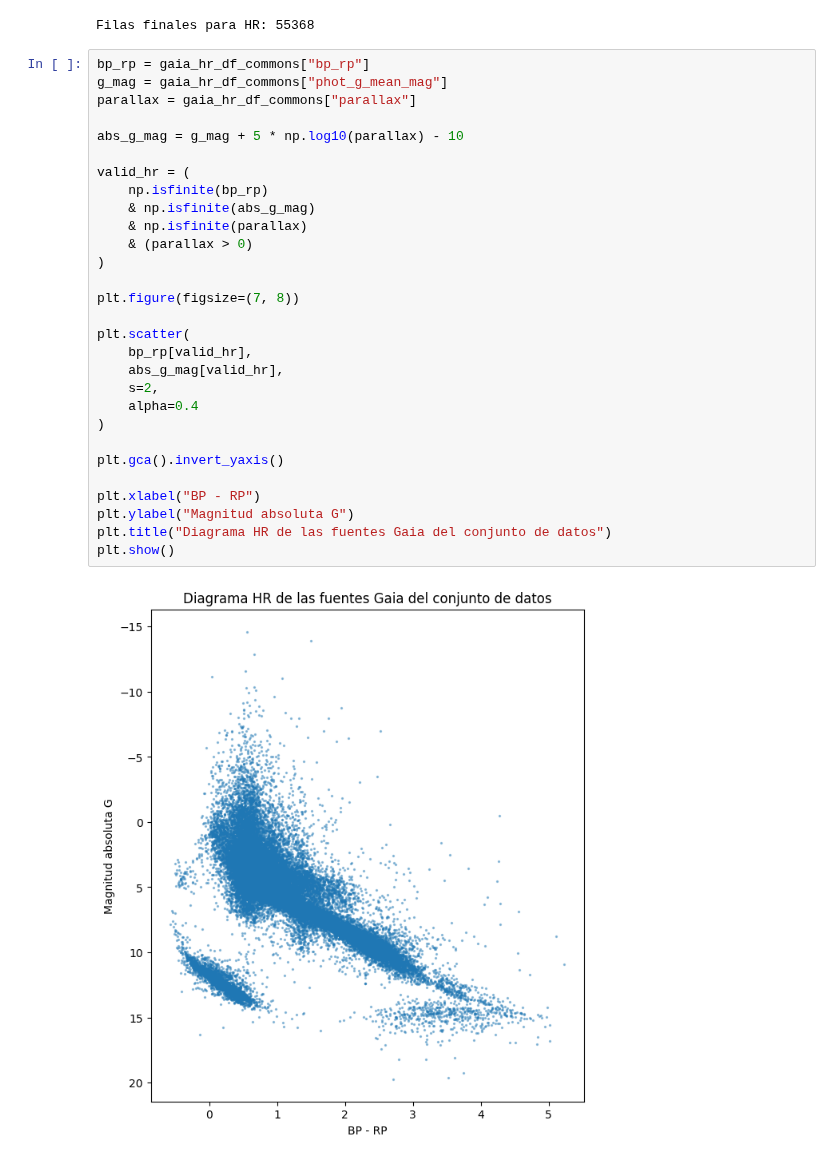
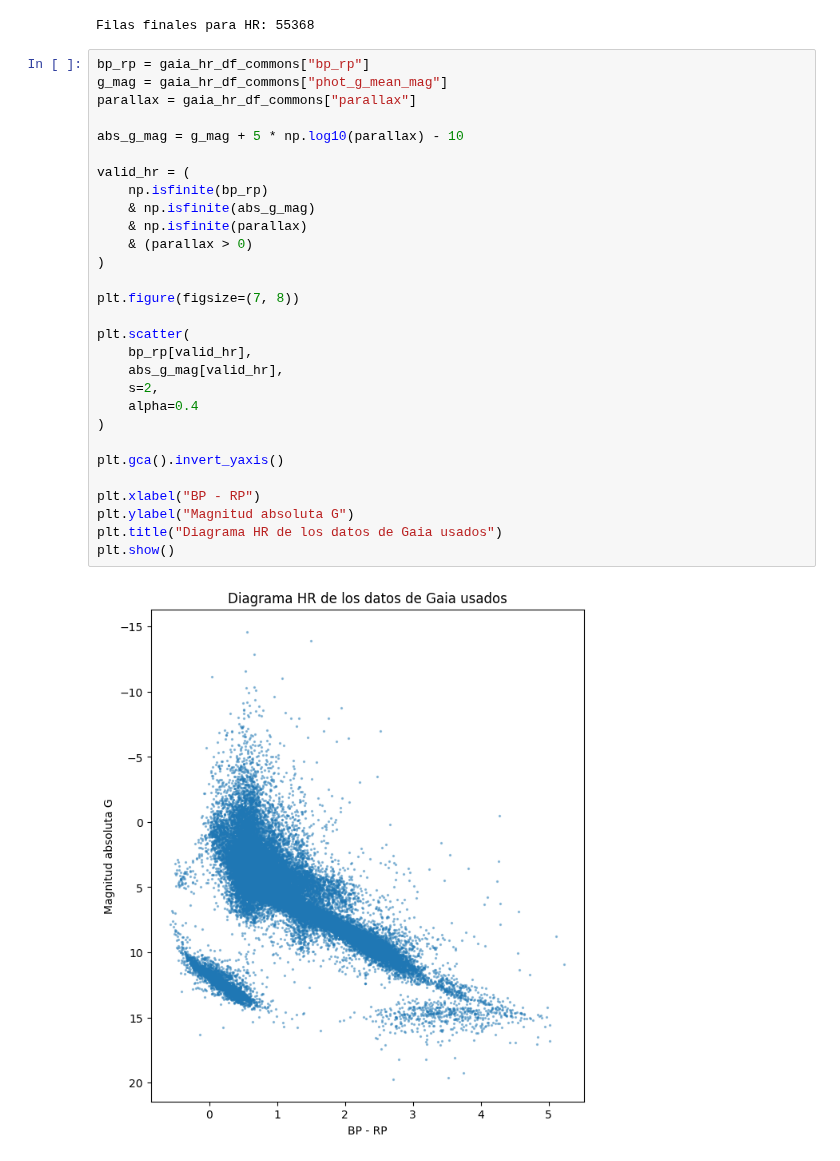
Before and after one commit to javier-cacho-master-ai/trabajo-fin-master, a Jupyter notebook: solution/HR-diagram.ipynb, the cells around one changed output. Cells and saved outputs as stored; diff of their text form.

Commit message:
Changed name graphic

```diff
--- a/solution/HR-diagram.ipynb
+++ b/solution/HR-diagram.ipynb
@@ -85,31 +85,31 @@ Filas finales para HR: 55368
 # %%
 bp_rp = gaia_hr_df_commons["bp_rp"]
 g_mag = gaia_hr_df_commons["phot_g_mean_mag"]
 parallax = gaia_hr_df_commons["parallax"]
 
 abs_g_mag = g_mag + 5 * np.log10(parallax) - 10
 
 valid_hr = (
     np.isfinite(bp_rp)
     & np.isfinite(abs_g_mag)
     & np.isfinite(parallax)
     & (parallax > 0)
 )
 
 plt.figure(figsize=(7, 8))
 
 plt.scatter(
     bp_rp[valid_hr],
     abs_g_mag[valid_hr],
     s=2,
     alpha=0.4
 )
 
 plt.gca().invert_yaxis()
 
 plt.xlabel("BP - RP")
 plt.ylabel("Magnitud absoluta G")
-plt.title("Diagrama HR de las fuentes Gaia del conjunto de datos")
+plt.title("Diagrama HR de los datos de Gaia usados")
 plt.show()
 # %% [output]
-[figure, old version]
+[figure, new version]
```
